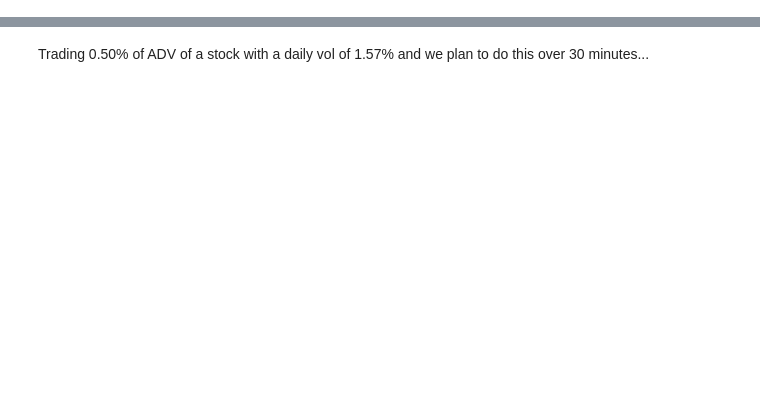
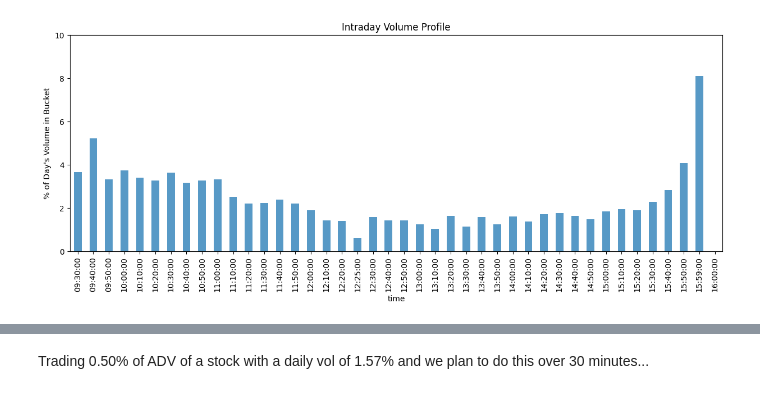
Before and after one commit to jdtluis/Algo_Trading, a Jupyter notebook: notebooks/Market-Impact-Models.ipynb, the cells around one changed output, grey strips where cells are left out. Cells and saved outputs as stored; diff of their text form; code cells hidden in the pictures; blank space fills up the shorter version.

```diff
--- a/notebooks/Market-Impact-Models.ipynb
+++ b/notebooks/Market-Impact-Models.ipynb
@@ -74,11 +196,14 @@ plt.ylabel('Percent Days Volume')
 # %%
 grouped = df.groupby(df.min_of_day)
 grouped = df.groupby(df.time) # group by 10 minute interval times
 m = grouped.median()  # get median values of groupby
 x = m.index
 y = m['interval_pct']
-
+plt.figure(figsize=(15,5))
 ax1 = (100*y).plot(kind='bar', alpha=0.75) # plot percent daily volume grouped by 10 minute interval times
 ax1.set_ylim(0,10);
+
 plt.title('Intraday Volume Profile');
 ax1.set_ylabel('% of Day\'s Volume in Bucket');
+# %% [output]
+[figure, added]
```
Also changed, not shown: parts of 56 cells of this notebook, 9 other files.
